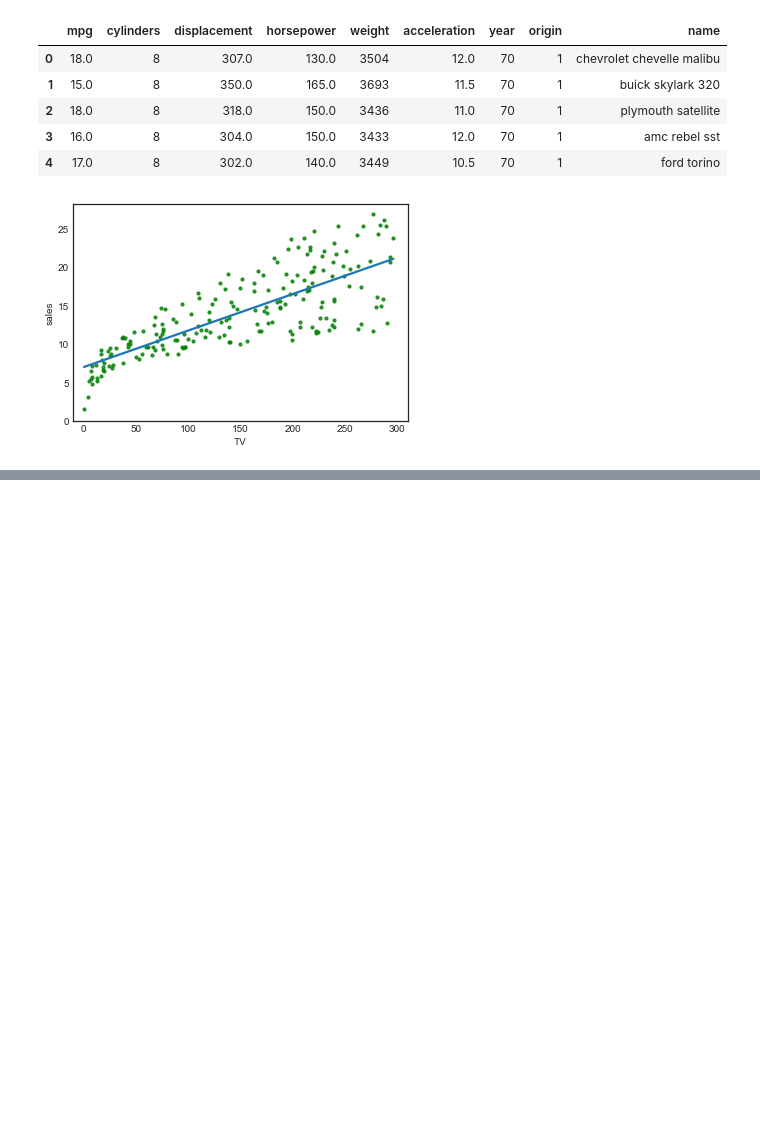
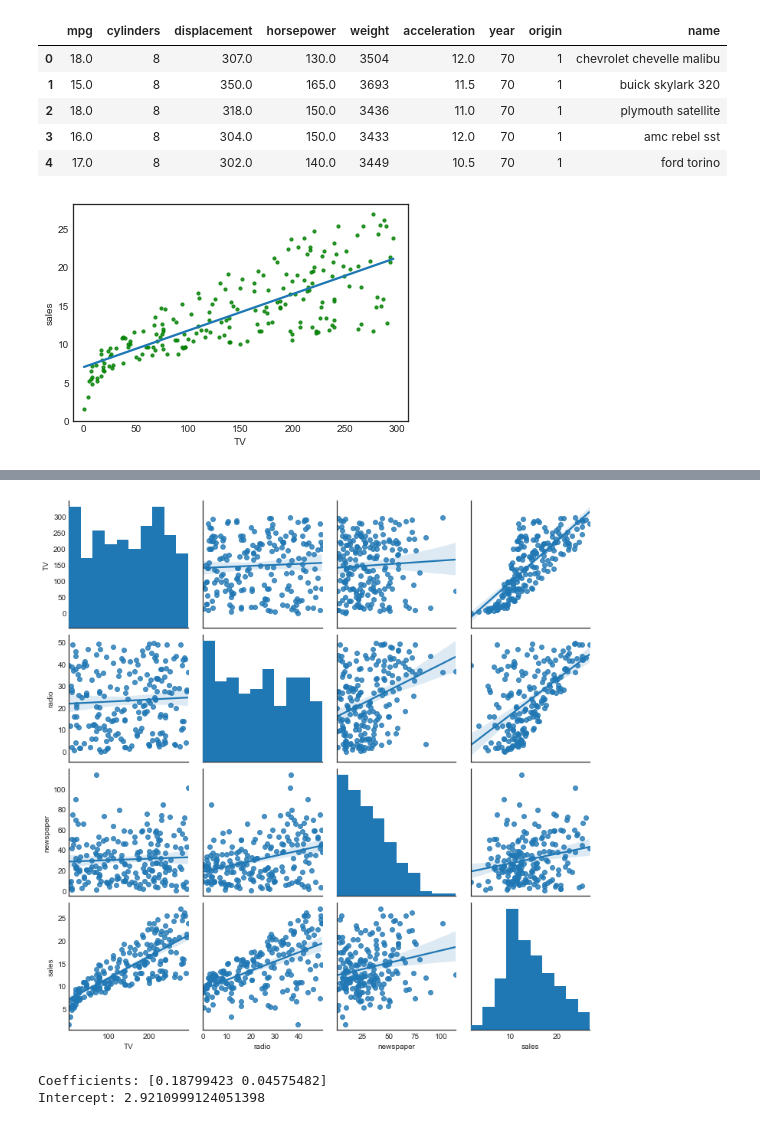
Before and after one commit to MeeshCompBio/Modeling, a Jupyter notebook: Intro_To_Stat_Learning/LinearRegression.ipynb, the cells around one changed output, grey strips where cells are left out. Saved outputs shown, nothing was run; the diff lists cells and outputs as text; code cells hidden in the pictures; blank space fills up the shorter version.

```diff
--- a/Intro_To_Stat_Learning/LinearRegression.ipynb
+++ b/Intro_To_Stat_Learning/LinearRegression.ipynb
@@ -66,0 +205,18 @@ plt.ylim(ymin=0);
+# %%
+# take a loot a potential correlations using a pairplot, fit a regression line to them
+sns.pairplot(advertising_data[['TV','radio','newspaper','sales']], kind="reg");
+# %% [output]
+[figure, added]
+# %%
+# Run using radio and TV with sklearn
+regr = skl_lm.LinearRegression()
+
+X = advertising_data[['radio', 'TV']].to_numpy()
+y = advertising_data.sales
+
+regr.fit(X,y)
+print("Coefficients:",regr.coef_)
+print("Intercept:", regr.intercept_)
+# %% [output]
+Coefficients: [0.18799423 0.04575482]
+Intercept: 2.9210999124051398
```
Also changed, not shown: parts of 10 cells of this notebook.
